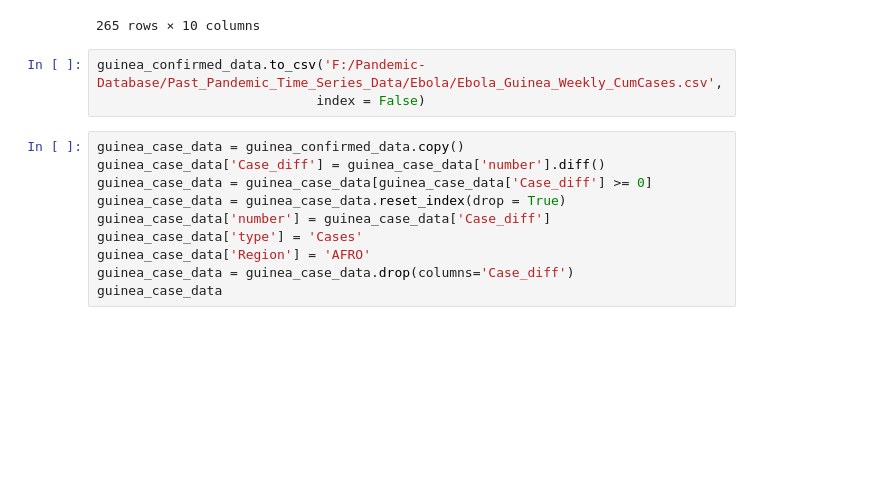
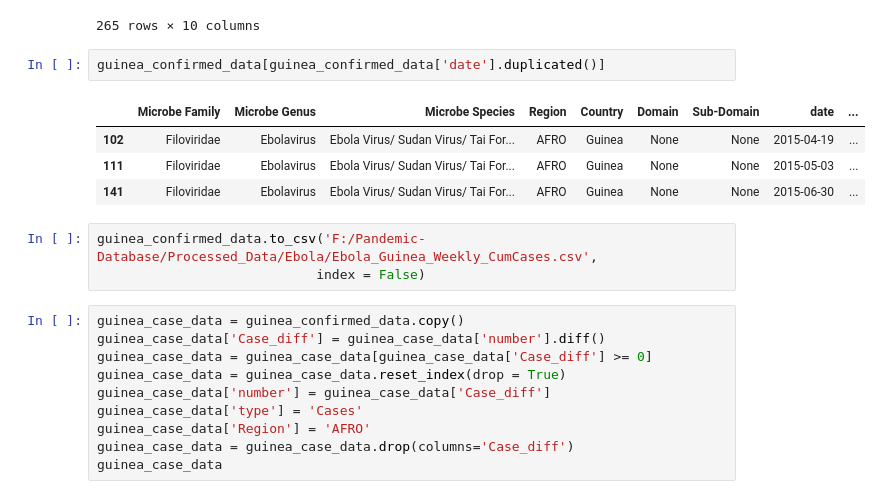
Before and after one commit to AlexWei21/Pandemic-Database, a Jupyter notebook: Internal/Processing Scripts/Ebola Data Preview.ipynb, the cells around one changed output. Drawn from its saved outputs; the diff is of its cells as text; blank space fills up the shorter version.

```diff
--- a/Internal/Processing Scripts/Ebola Data Preview.ipynb
+++ b/Internal/Processing Scripts/Ebola Data Preview.ipynb
@@ -50,8 +50,15 @@ guinea_confirmed_data
 | 263 | Filoviridae | Ebolavirus | Ebola Virus/ Sudan Virus/ Tai For... | AFRO | Guinea | None | None | 2016-03-30 | ... |
 | 264 | Filoviridae | Ebolavirus | Ebola Virus/ Sudan Virus/ Tai For... | AFRO | Guinea | None | None | 2016-04-13 | ... |
 265 rows × 10 columns
+# %%
+guinea_confirmed_data[guinea_confirmed_data['date'].duplicated()]
+# %% [output]
+|  | Microbe Family | Microbe Genus | Microbe Species | Region | Country | Domain | Sub-Domain | date | ... |
+| 102 | Filoviridae | Ebolavirus | Ebola Virus/ Sudan Virus/ Tai For... | AFRO | Guinea | None | None | 2015-04-19 | ... |
+| 111 | Filoviridae | Ebolavirus | Ebola Virus/ Sudan Virus/ Tai For... | AFRO | Guinea | None | None | 2015-05-03 | ... |
+| 141 | Filoviridae | Ebolavirus | Ebola Virus/ Sudan Virus/ Tai For... | AFRO | Guinea | None | None | 2015-06-30 | ... |
 # %%
-guinea_confirmed_data.to_csv('F:/Pandemic-Database/Past_Pandemic_Time_Series_Data/Ebola/Ebola_Guinea_Weekly_CumCases.csv',
+guinea_confirmed_data.to_csv('F:/Pandemic-Database/Processed_Data/Ebola/Ebola_Guinea_Weekly_CumCases.csv',
                             index = False)
 # %%
 guinea_case_data = guinea_confirmed_data.copy()
```
Also changed, not shown: parts of 3 cells of this notebook, 55 other files.
